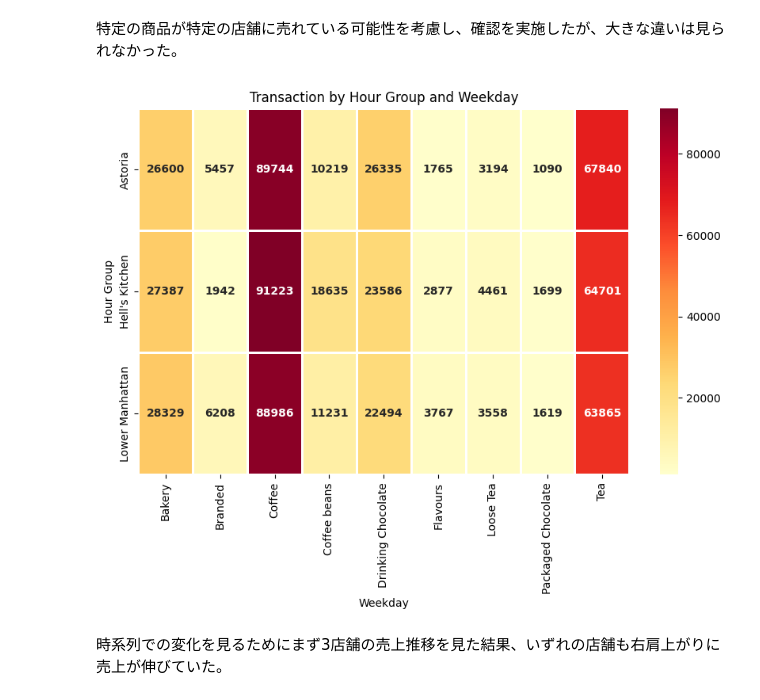
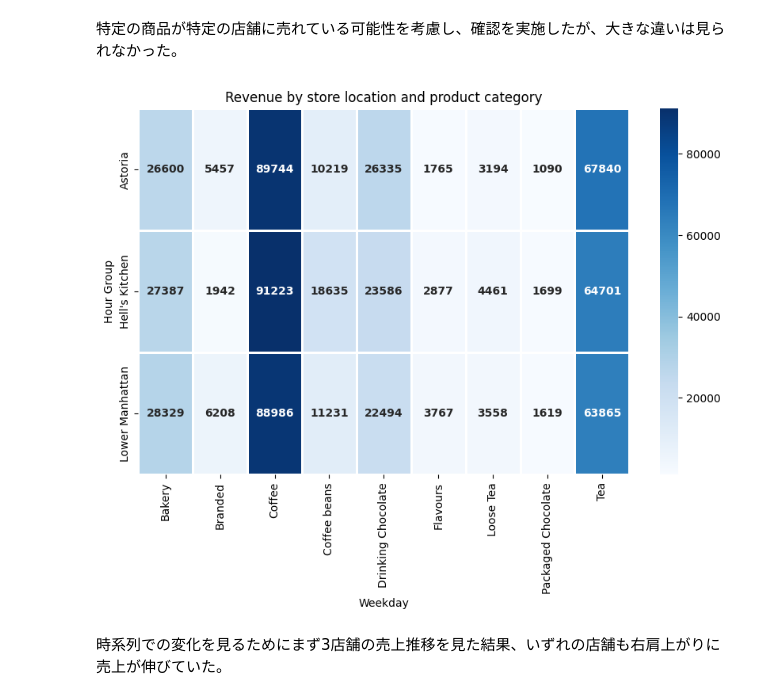
Before and after one commit to toshi-works/toshi-kaggle, a Jupyter notebook: coffee_shop.ipynb, the cells around one changed output. Cells and saved outputs as stored; diff of their text form; code cells hidden in the pictures.

```diff
--- a/coffee_shop.ipynb
+++ b/coffee_shop.ipynb
@@ -53,7 +53,7 @@ print(df['transaction_date'].max())
 transaction_df = df.copy()
 # 日付を「YYYY-MM-DD」の文字列に変換し、時間（文字列）とスペースで結合
 # .dt.strftime('%Y-%m-%d') を使って、余計な「00:00:00」を排除して日付だけを抜き出す
-transaction_df['datetime_str'] = transaction_df['transaction_date'].dt.strftime('%Y-%m-%d') + ' ' + df_hourly['transaction_time'].astype(str)
+transaction_df['datetime_str'] = transaction_df['transaction_date'].dt.strftime('%Y-%m-%d') + ' ' + transaction_df['transaction_time'].astype(str)
 # 結合した文字列を、Datetime型」に変換
 transaction_df['ds'] = pd.to_datetime(transaction_df['datetime_str'])
 # 分・秒まで入らないので、dt.floor('h') を使って1時間単位に丸める
@@ -283,24 +272,24 @@ plt.grid()
 # %% [markdown]
 特定の商品が特定の店舗に売れている可能性を考慮し、確認を実施したが、大きな違いは見られなかった。
 # %%
-#Hour_groupを横軸にProduct_Typeごとの売上を折れ線グラフで示し、時期による売上の変化を見る
+#store_location別にproduct_categoryのRevenueを確認し、特定の商品が特定の店舗で売れているか確認する
 pivot_table_hour = transaction_df.pivot_table(values='Revenue', index='store_location', columns='product_category', aggfunc='sum')
 plt.figure(figsize=(10, 6))
 sns.heatmap(pivot_table_hour,
-    cmap='YlOrRd', #「黄→橙→赤」グラデーション
+    cmap='Blues', #「黄→橙→赤」グラデーション
     annot=True,    # マスの中に数字を表示
     fmt='.0f',             # 四捨五入して整数
     linewidths=0.8,        # マス目の間に綺麗な隙間を作る
     linecolor='white',     # 隙間の色は白
     cbar=True,             # 右側に色の濃さの目盛り（カラーバー）
     annot_kws={'size': 10, 'weight': 'bold'} #数字を少し太文字
 )
-plt.title('Transaction by Hour Group and Weekday')
+plt.title('Revenue by store location and product category')
 plt.xlabel('Weekday')
 plt.ylabel('Hour Group')
 plt.show()
 # %% [output]
-[figure, old version]
+[figure, new version]
 # %% [markdown]
 時系列での変化を見るためにまず3店舗の売上推移を見た結果、いずれの店舗も右肩上がりに売上が伸びていた。
 # %%
```
Also changed, not shown: parts of 14 cells of this notebook.
